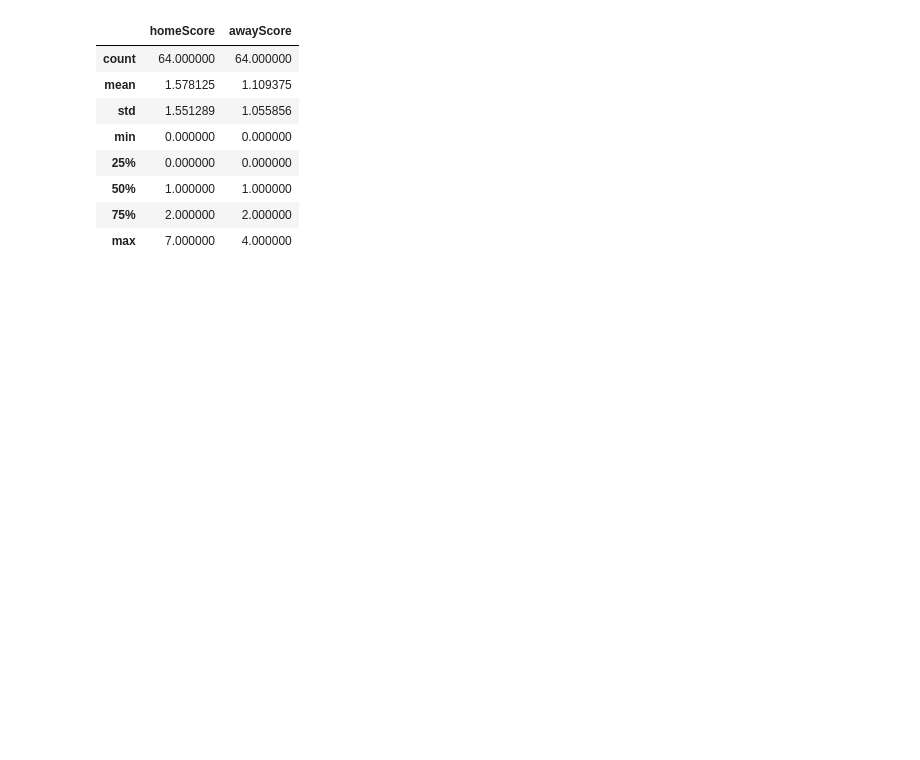
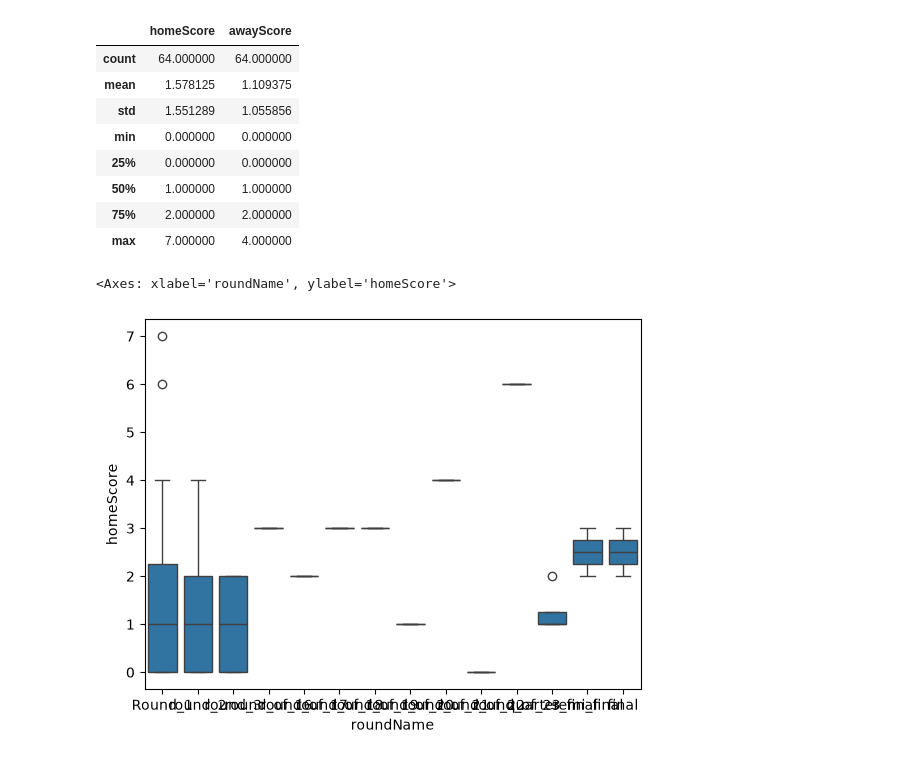
Before and after one commit to DanDooLoo/HIT140_Assessment-2_Group23, a Jupyter notebook: 2_1_LinearRegression.ipynb, the cells around one changed output. Saved outputs shown, nothing was run; the diff lists cells and outputs as text; code cells hidden in the pictures; blank space fills up the shorter version.

```diff
--- a/2_1_LinearRegression.ipynb
+++ b/2_1_LinearRegression.ipynb
@@ -175,0 +186,5 @@ rounds2022.describe()
+# %%
+sns.boxplot(x=rounds2022['roundName'], y=rounds2022['homeScore'])
+# %% [output]
+<Axes: xlabel='roundName', ylabel='homeScore'>
+[figure, added]
```
Also changed, not shown: parts of 2 cells of this notebook, 2 other files.
